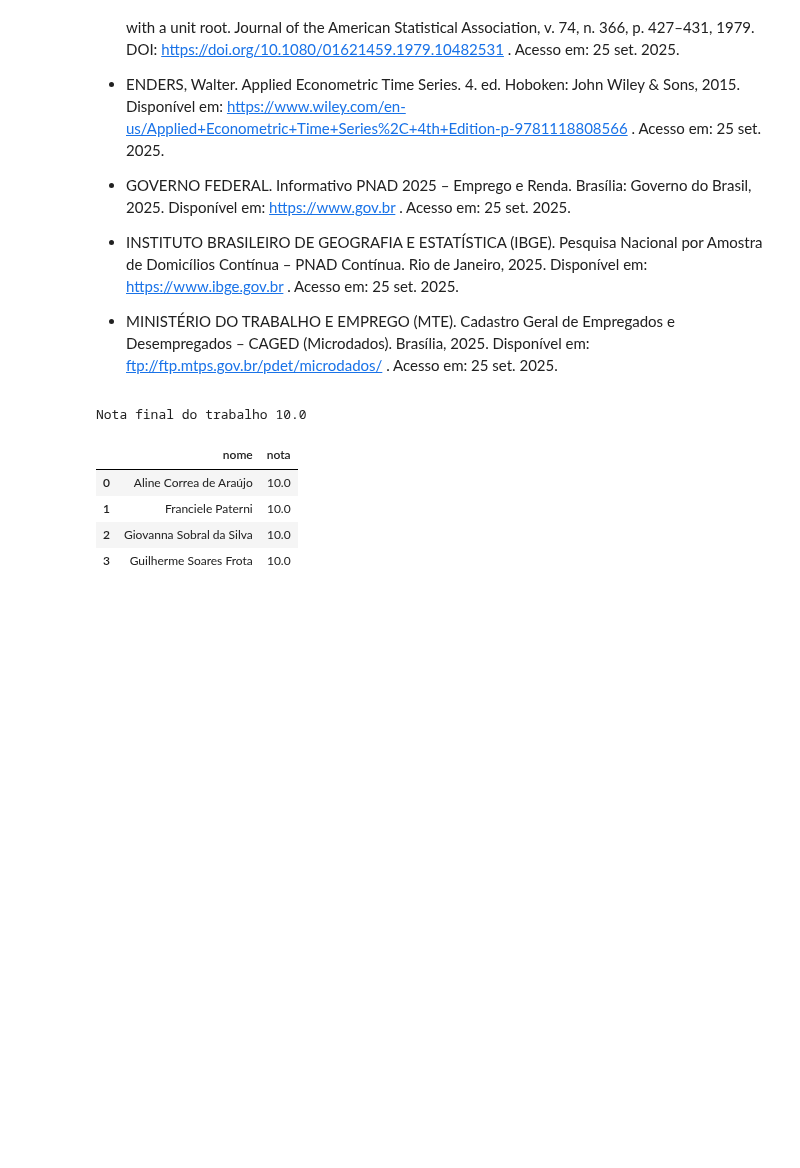
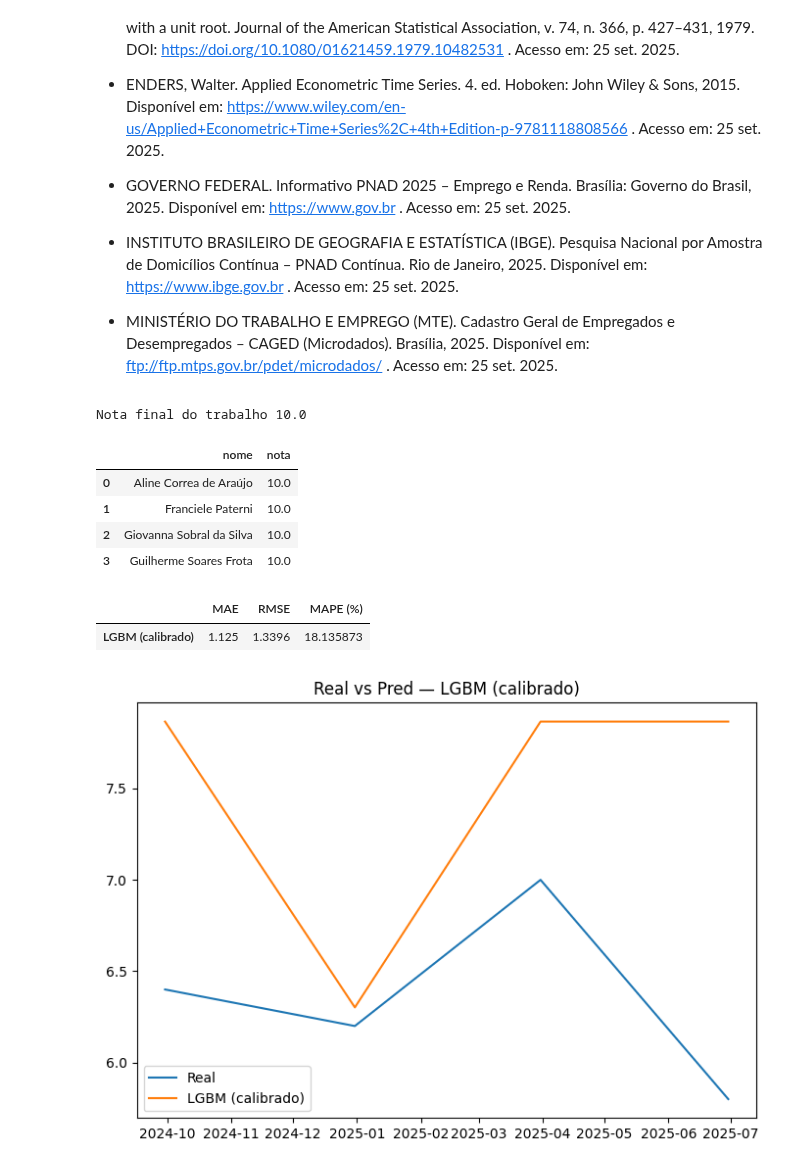
Before and after one commit to fpaterni10/projeto-aplicado-iv-desemprego-br, a Jupyter notebook: notebooks/entrega3/cd_projeto_aplicado_IV_entrega_3.ipynb, the cells around one changed output. Cells and saved outputs as stored; diff of their text form; code cells hidden in the pictures; blank space fills up the shorter version.

```diff
--- a/notebooks/entrega3/cd_projeto_aplicado_IV_entrega_3.ipynb
+++ b/notebooks/entrega3/cd_projeto_aplicado_IV_entrega_3.ipynb
@@ -711,0 +805,26 @@ Nota final do trabalho 10.0
+# %%
+# LGBM (features enxutas + bias correction)
+from lightgbm import LGBMRegressor
+CUT_END = None   # defina uma data se quiser reproduzir exatamente um experimento antigo
+TEST_LAST_N = 4; SEED = 42
+
+features_cal = [c for c in ['caged_roll3_asinh','caged_saldo_tri','Q_1','Q_2','Q_3','Q_4','post_2021'] if c in df_model.columns]
+train_lgb, test_lgb = temporal_holdout(df_model, n_test=TEST_LAST_N, cut_end=CUT_END)
+X_tr, y_tr = train_lgb[features_cal], train_lgb['tx_desocupacao'].to_numpy()
+X_te, y_te = test_lgb[features_cal], test_lgb['tx_desocupacao'].to_numpy()
+
+lgbm = LGBMRegressor(n_estimators=400, learning_rate=0.05, num_leaves=31, max_depth=4,
+                     min_child_samples=20, subsample=0.8, colsample_bytree=0.8,
+                     reg_lambda=0.1, random_state=SEED)
+lgbm.fit(X_tr, y_tr)
+bias = (y_tr[-4:] - lgbm.predict(X_tr)[-4:]).mean()
+pred_lgb = lgbm.predict(X_te) + bias
+
+lgbm_metrics = metrics_report(y_te, pred_lgb, "LGBM (calibrado)")
+display(lgbm_metrics)
+plot_real_vs_pred(test_lgb["data"], y_te, {"LGBM (calibrado)": pred_lgb},
+                  "Real vs Pred — LGBM (calibrado)", "real_vs_pred_calibrado.png")
+# %% [output]
+|  | MAE | RMSE | MAPE (%) |
+| LGBM (calibrado) | 1.125 | 1.3396 | 18.135873 |
+[figure, added]
```
Also changed, not shown: parts of 14 cells of this notebook.
